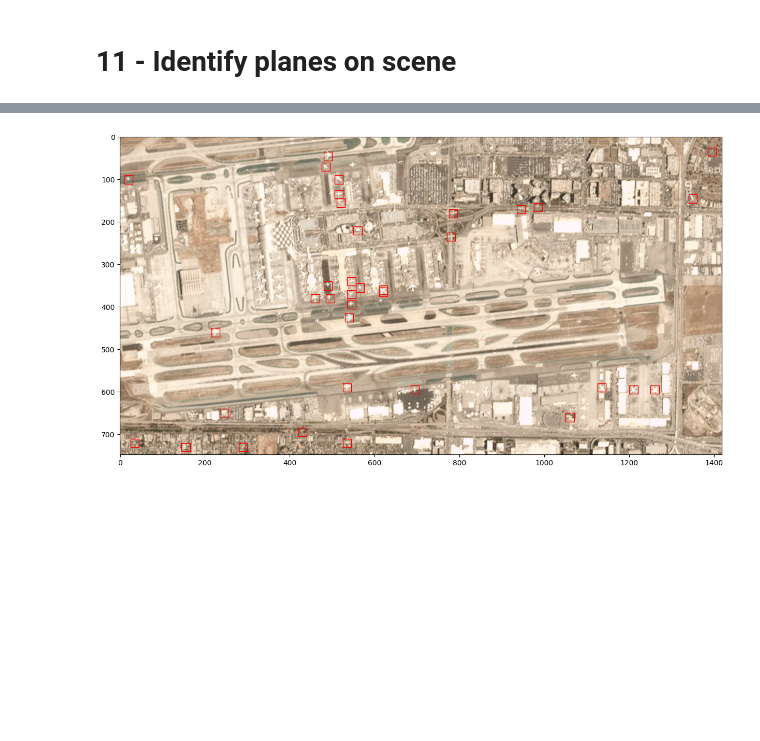
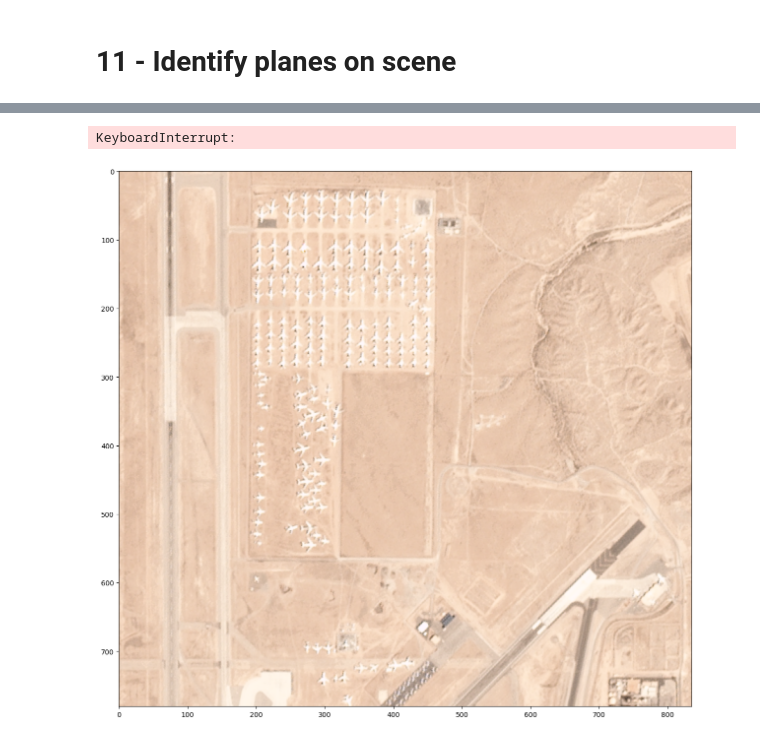
Before and after one commit to JT-Higgins/Airplane-Detection-and-Classification, a Jupyter notebook: plane-detection.ipynb, the cells around one changed output, grey strips where cells are left out. Drawn from its saved outputs; the diff is of its cells as text; code cells hidden in the pictures; blank space fills up the shorter version.

```diff
--- a/plane-detection.ipynb
+++ b/plane-detection.ipynb
@@ -22,34 +43,13 @@ In this section, we'll load and preprocess satellite images to prepare them for
 # Assuming basepath is correctly set to point to the directory containing the images
 basepath = "./data/planesnet/planesnet/"
 
-# Placeholder lists for images and labels
-images = []
-labels = []
-
-# Pattern to match all .png files
-image_paths = glob(os.path.join(basepath, "*.png"))
-
-# Process each image file
-for img_path in image_paths:
-    # Read the image
-    img = cv2.imread(img_path)
-
-    # Convert from BGR to RGB
-    img = cv2.cvtColor(img, cv2.COLOR_BGR2RGB)
-
-    # Normalize pixel values
-    img = img / 255.0
-
-    # Append image to the list
-    images.append(img)
-
-    # Extract label from filename (0 or 1 prefix indicates the class)
-    label = int(os.path.basename(img_path)[0])
-    labels.append(label)
+# Read and process images in one go using a list comprehension
+images = [cv2.cvtColor(cv2.imread(os.path.join(basepath, f)), cv2.COLOR_BGR2RGB) / 255.0 for f in os.listdir(basepath) if f.endswith('.png')]
+labels = [int(f[0]) for f in os.listdir(basepath) if f.endswith('.png')]
 
 # Convert lists to numpy arrays
 images = np.array(images, dtype=np.float32)
-labels = np.array(labels, dtype=np.int64)  # Adjusted for NumPy compatibility
+labels = np.array(labels, dtype=np.int64)
 
 # Split the dataset into training, validation, and test sets
 X_train, X_temp, y_train, y_temp = train_test_split(images, labels, test_size=0.3, random_state=42)
@@ -279,7 +314,7 @@ plt.show()
 # Load and show scene
 basepath = "./data/scenes/scenes"
 
-scene_list = glob(os.path.join(basepath, "*3*"))
+scene_list = glob(os.path.join(basepath, "*5*")) # Here is where you specify which scene you want the model to analyze
 scene_file = scene_list[0]
 
 img = cv2.imread(scene_file)
@@ -298,7 +333,7 @@ for h in range(0, height-20, stride):
         img_box = []
         img_box.append(img[h:h+20, w:w+20])
         img_box = np.array(img_box, dtype=np.int64)
-        prediction = model.predict(img_box, verbose=False)
+        prediction = model.predict(img_box)
         prediction = np.argmax(prediction)
 
         if prediction == 1:
@@ -326 +361,2 @@ Step 145 of 145
+KeyboardInterrupt:
-[figure, old version]
+[figure, new version]
```
Also changed, not shown: parts of 22 cells of this notebook, 3 other files.
